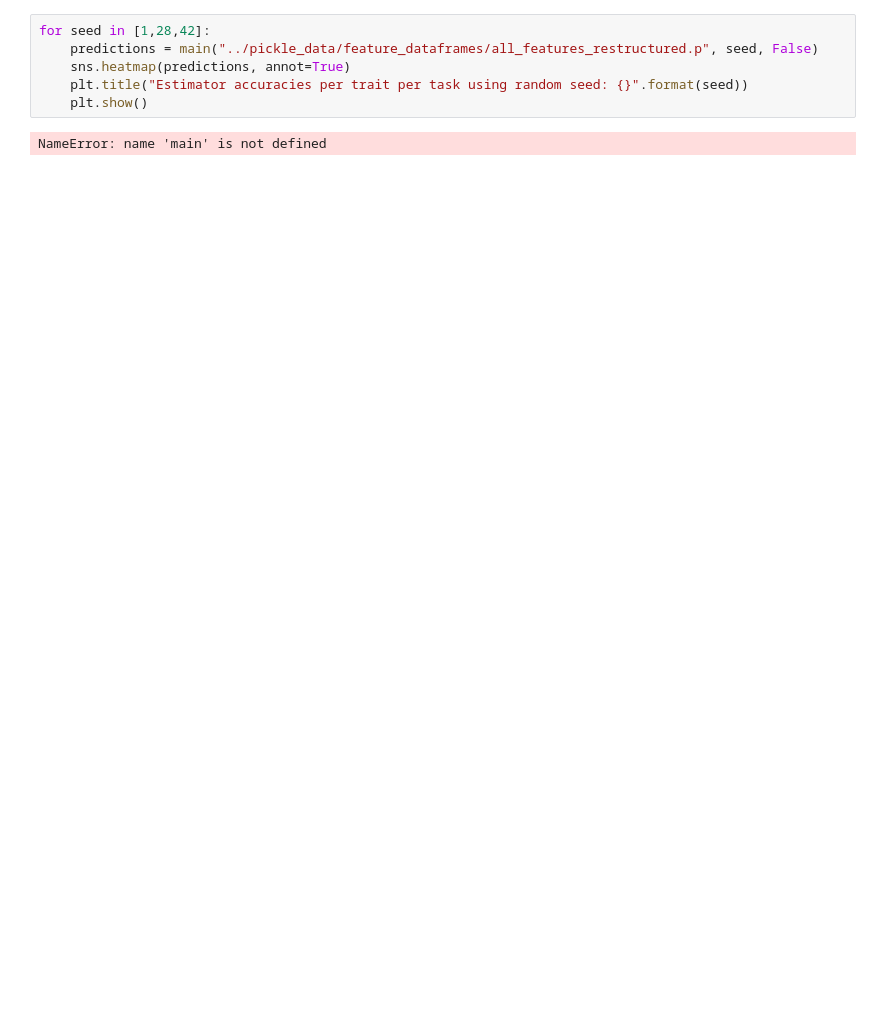
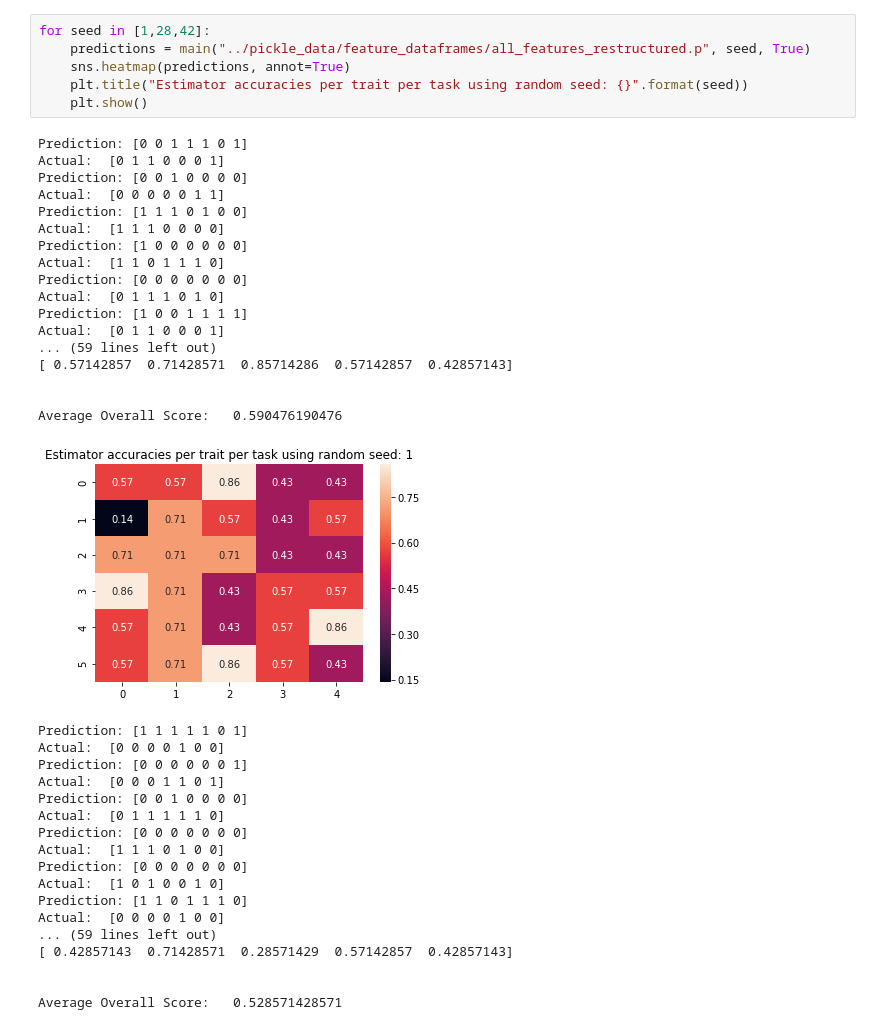
Before and after one commit to stallmo/mrp_5, a Jupyter notebook: notebooks/svm.ipynb, the cells around one changed output. Drawn from its saved outputs; the diff is of its cells as text; blank space fills up the shorter version.

```diff
--- a/notebooks/svm.ipynb
+++ b/notebooks/svm.ipynb
@@ -9,8 +7,42 @@ ImportError: No module named svm_ann
 # %%
 for seed in [1,28,42]:
-    predictions = main("../pickle_data/feature_dataframes/all_features_restructured.p", seed, False)
+    predictions = main("../pickle_data/feature_dataframes/all_features_restructured.p", seed, True)
     sns.heatmap(predictions, annot=True)
     plt.title("Estimator accuracies per trait per task using random seed: {}".format(seed))
     plt.show()
 # %% [output]
-NameError: name 'main' is not defined
+Prediction: [0 0 1 1 1 0 1]
+Actual:  [0 1 1 0 0 0 1]
+Prediction: [0 0 1 0 0 0 0]
+Actual:  [0 0 0 0 0 1 1]
+Prediction: [1 1 1 0 1 0 0]
+Actual:  [1 1 1 0 0 0 0]
+Prediction: [1 0 0 0 0 0 0]
+Actual:  [1 1 0 1 1 1 0]
+Prediction: [0 0 0 0 0 0 0]
+Actual:  [0 1 1 1 0 1 0]
+Prediction: [1 0 0 1 1 1 1]
+Actual:  [0 1 1 0 0 0 1]
+... (59 lines left out)
+[ 0.57142857  0.71428571  0.85714286  0.57142857  0.42857143]
+
+
+Average Overall Score:   0.590476190476
+[figure, added]
+Prediction: [1 1 1 1 1 0 1]
+Actual:  [0 0 0 0 1 0 0]
+Prediction: [0 0 0 0 0 0 1]
+Actual:  [0 0 0 1 1 0 1]
+Prediction: [0 0 1 0 0 0 0]
+Actual:  [0 1 1 1 1 1 0]
+Prediction: [0 0 0 0 0 0 0]
+Actual:  [1 1 1 0 1 0 0]
+Prediction: [0 0 0 0 0 0 0]
+Actual:  [1 0 1 0 0 1 0]
+Prediction: [1 1 0 1 1 1 0]
+Actual:  [0 0 0 0 1 0 0]
+... (59 lines left out)
+[ 0.42857143  0.71428571  0.28571429  0.57142857  0.42857143]
+
+
+Average Overall Score:   0.528571428571
```
Also changed, not shown: parts of 2 cells of this notebook, 3 other files.
